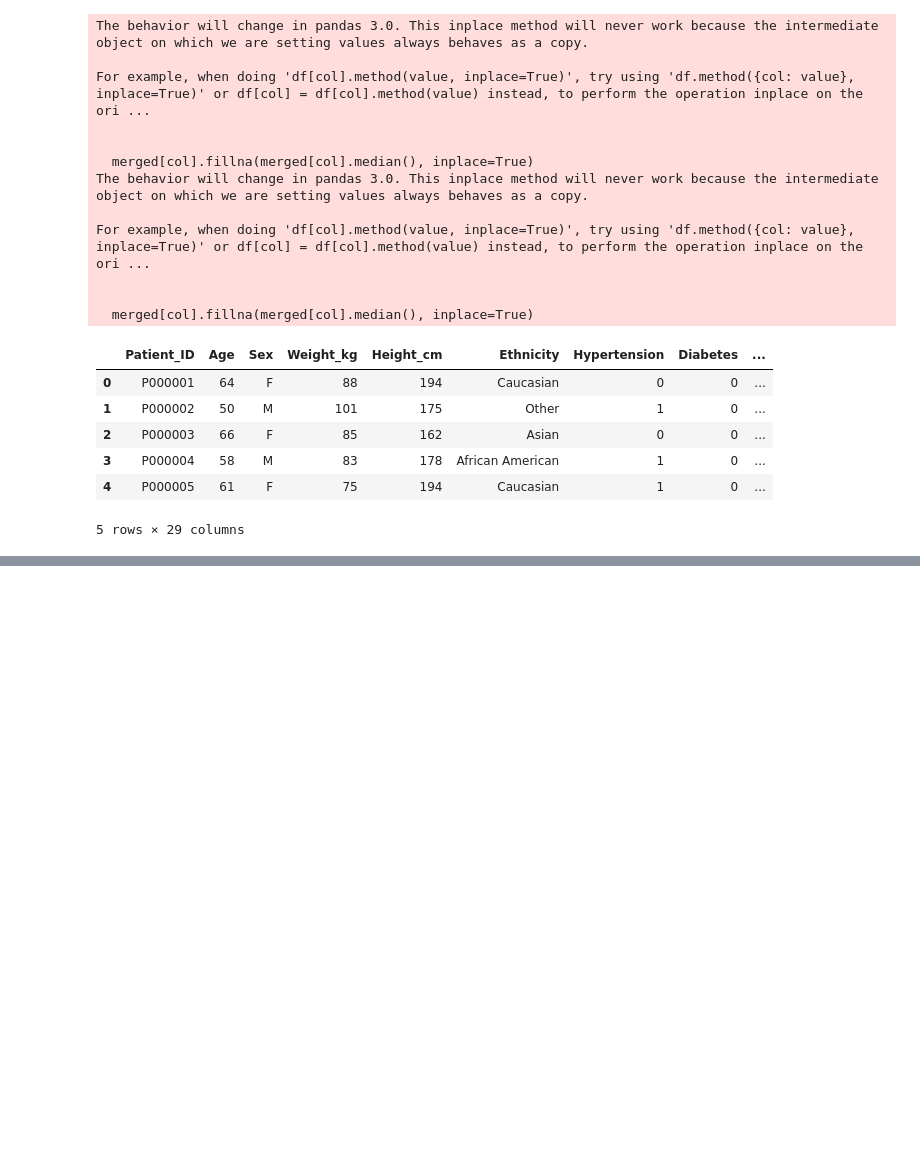
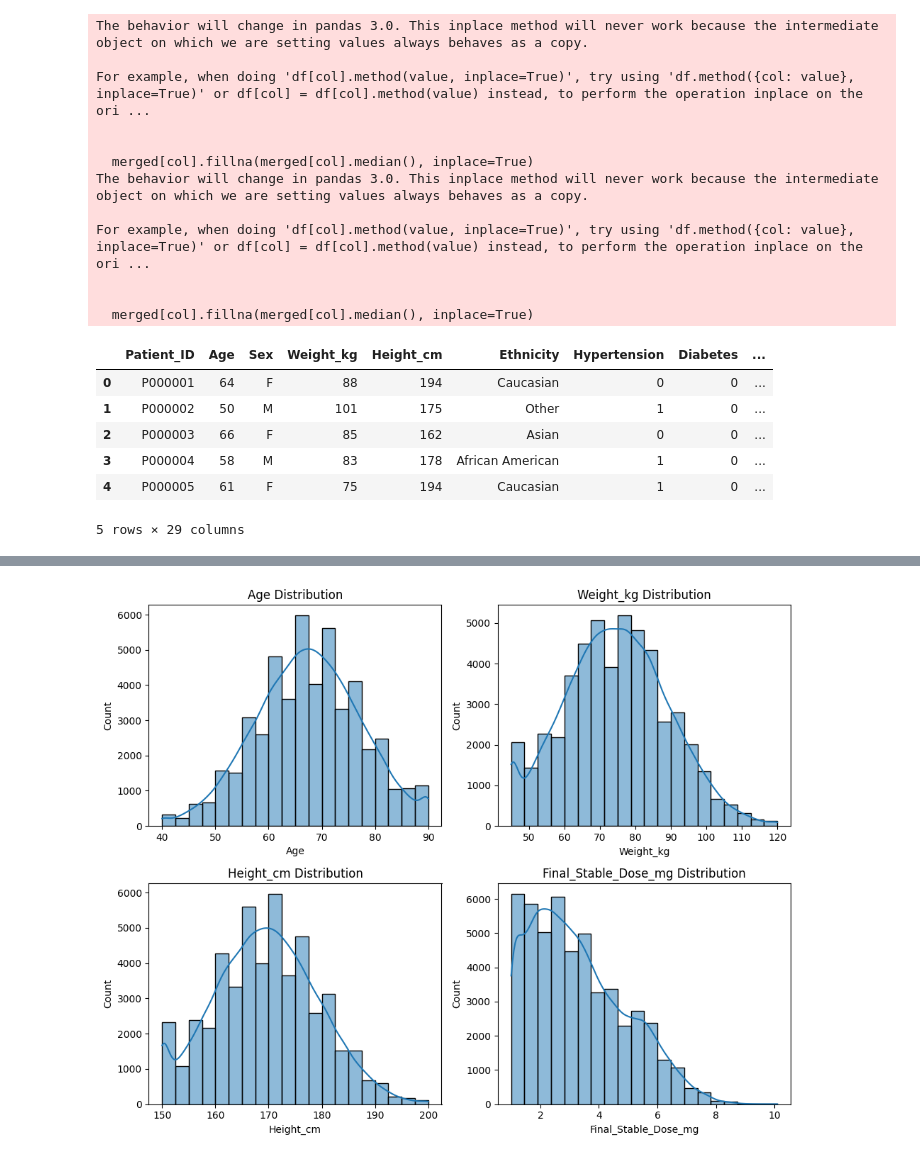
Before and after one commit to nuwechue777/Smarter-Anticoagulant-Dosing-Through-Precision-Medicine, a Jupyter notebook: src/Merging_Data.ipynb, the cells around one changed output, grey strips where cells are left out. Drawn from its saved outputs; the diff is of its cells as text; code cells hidden in the pictures; blank space fills up the shorter version.

```diff
--- a/src/Merging_Data.ipynb
+++ b/src/Merging_Data.ipynb
@@ -452,0 +430,3 @@ This step bridges the **data silos** and creates the foundation for **Warfarin d
+# %%
+df = pd.read_csv('merged_patients.csv')
+df.head()
@@ -452,0 +464,27 @@ This step bridges the **data silos** and creates the foundation for **Warfarin d
+# %%
+# Create a 2x2 grid of subplots with a specified figure size
+fig, ax = plt.subplots(2, 2, figsize=(10, 8))
+
+# Plot the distribution of 'Age' with 20 bins and KDE on the first subplot
+sns.histplot(df['Age'], bins=20, kde=True, ax=ax[0, 0])
+ax[0, 0].set_title('Age Distribution')  # Set the title for the 'Age' plot
+
+# Plot the distribution of 'Weight_kg' with 20 bins and KDE on the second subplot
+sns.histplot(df['Weight_kg'], bins=20, kde=True, ax=ax[0, 1])
+ax[0, 1].set_title('Weight_kg Distribution')  # Set the title for the 'Weight_kg' plot
+
+# Plot the distribution of 'Height_cm' with 20 bins and KDE on the third subplot
+sns.histplot(df['Height_cm'], bins=20, kde=True, ax=ax[1, 0])
+ax[1, 0].set_title('Height_cm Distribution')  # Set the title for the 'Height_cm' plot
+
+# Plot the distribution of 'Final_Stable_Dose_mg' with 20 bins and KDE on the fourth subplot
+sns.histplot(df['Final_Stable_Dose_mg'], bins=20, kde=True, ax=ax[1, 1])
+ax[1, 1].set_title('Final_Stable_Dose_mg Distribution')  # Set the title for the 'Final_Stable_Dose_mg' plot
+
+# Adjust the layout to avoid overlap of plot elements
+plt.tight_layout()
+
+# Display the plots
+plt.show()
+# %% [output]
+[figure, added]
```
Also changed, not shown: parts of 22 cells of this notebook, 28 other files.
